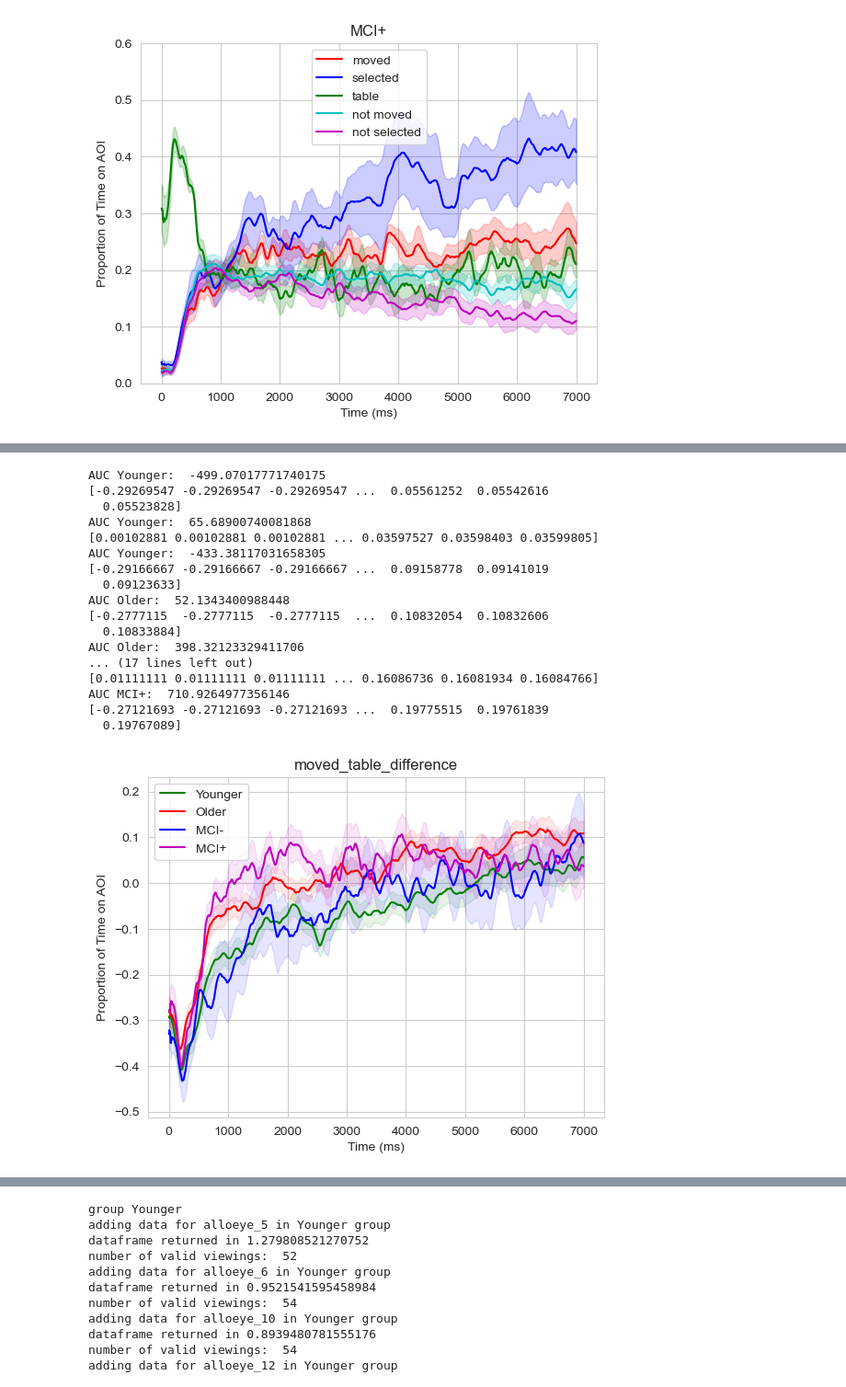
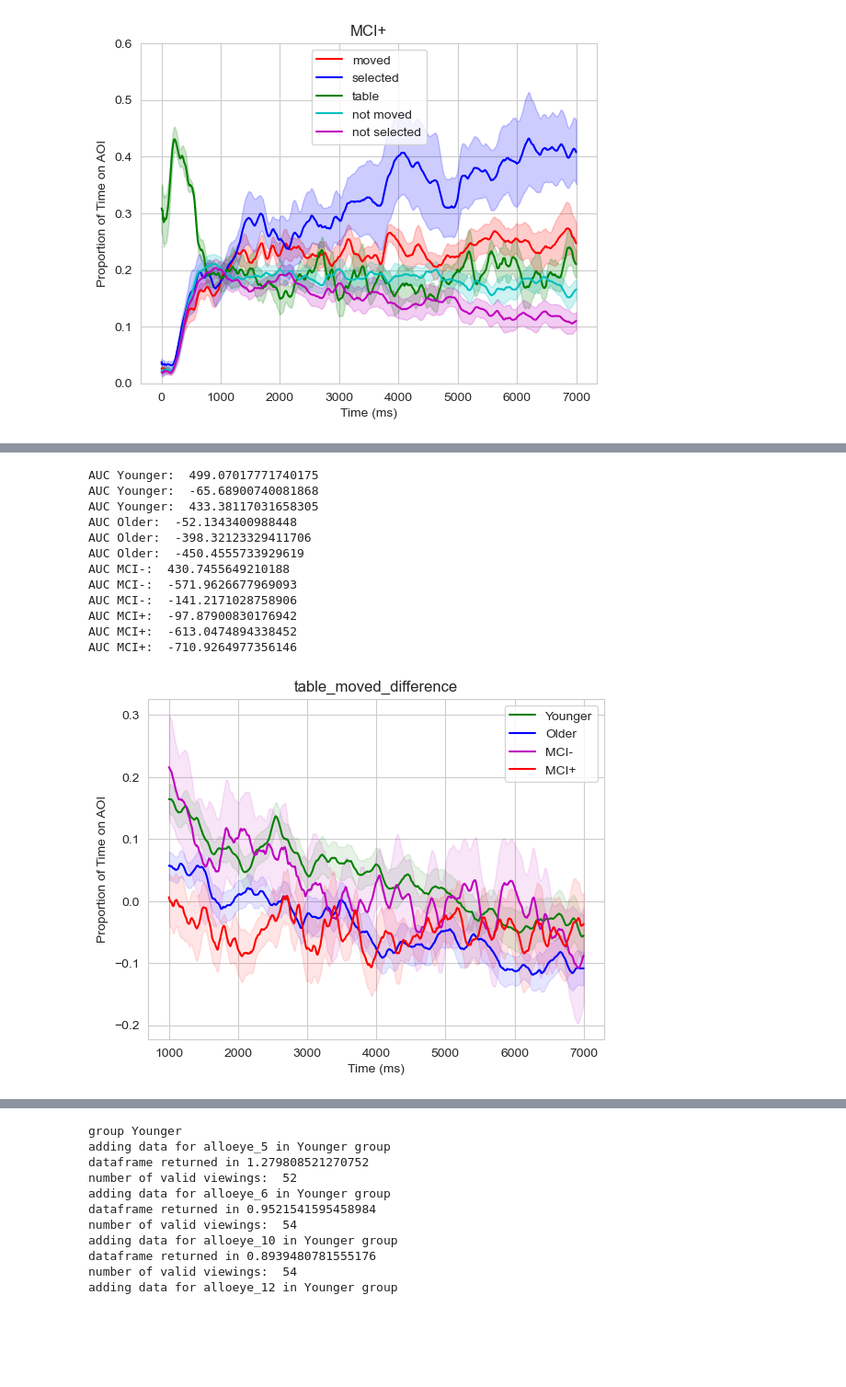
Before and after one commit to lukeemrichmills/alloeye-analysis, a Jupyter notebook: notebooks/time_dynamics.ipynb, the cells around one changed output, grey strips where cells are left out. Shown: that part at 92% size. Saved outputs shown, nothing was run; the diff lists cells and outputs as text; code cells hidden in the pictures; blank space fills up the shorter version.

Commit message:
Mainly developments in time dynamics
- lots of notebook work
- changed ppt_info_alloeye.csv
- added bootline functionality

```diff
--- a/notebooks/time_dynamics.ipynb
+++ b/notebooks/time_dynamics.ipynb
@@ -318,16 +324,16 @@ df_pivot.head()
 | 3 | MCI+ | 0 | 3 | 0.611111 | 0.037037 | 0.0 | 0.055556 | 0.0 | 0.018519 | ... |
 | 4 | MCI+ | 0 | 4 | 0.611111 | 0.037037 | 0.0 | 0.055556 | 0.0 | 0.018519 | ... |
 # %%
-def plot_time_ps(ps, n, color, label, ax, alpha=0.1):
+def plot_time_ps(ps, n, color, label, ax, alpha=0.1, start_time=0):
     means = np.mean(ps, axis=0)
     print(f'AUC {label}: ', np.nansum(means))
     stds = np.std(ps, axis=0)
     ses = stds / np.sqrt(n)
     uppers = means + ses
     lowers = means - ses
-    ax.plot(means, c=color, label=label)
-    print(means)
-    ax.fill_between(np.arange(len(means)), uppers, lowers, alpha=alpha, color=color)
+    x = np.arange(len(means))[start_time:]
+    ax.plot(x, means[start_time:], c=color, label=label)
+    ax.fill_between(x, uppers[start_time:], lowers[start_time:], alpha=alpha, color=color)
 # %%
 # plot aoi time dynamics per group
 error_alpha = 0.07
@@ -461,12 +467,13 @@ labels = ['moved', 'selected', 'previous_pos', 'external', 'table', 'obj2', 'obj
 error_alpha = 0.1
 for i in [0, 1, 2, 4]:
     ax = plt.figure().add_subplot()
-    colors = itertools.cycle(["g", "r", "b", "m", "c"])
+    colors = itertools.cycle(["g", "b", "m", "r", "c"])
     # for p in range(len(pid_groups)):
     for p in [0, 1, 3, 4]:
         pids = pid_groups[p]
         all_ps = grouped_all_ps[p]
-        plot_time_ps(all_ps[i], len(pids), next(colors), group_names[p], ax, alpha=error_alpha)
+        plot_time_ps(all_ps[i], len(pids), next(colors), group_names[p], ax, alpha=error_alpha,
+                     start_time=1000)
 
     # Add labels and legend
     ax.set_xlabel('Time (ms)')
@@ -515,12 +506,12 @@ AUC MCI+:  1420.7296010189216
 # %%
 
 error_alpha = 0.1
-ratio_labels = ['moved_table_difference', 'selected_moved_difference', 'selected_table_difference']
+ratio_labels = ['table_moved_difference', 'moved_selected_difference', 'table_selected_difference']
 log_add = 0.0
 ax = plt.figure().add_subplot()
 ax2 = plt.figure().add_subplot()
 ax3 = plt.figure().add_subplot()
-colors = itertools.cycle(["g", "r", "b", "m", "c"])
+colors = itertools.cycle(["g", "b", "m", "r", "c"])
 for p in [0, 1, 3, 4]:
 
     pids = pid_groups[p]
@@ -554,54 +545,49 @@ for p in [0, 1, 3, 4]:
         interaction_ps.append(interaction_p)
         moved_x_table_ps.append(np.log(moved_odds / table_odds))
         # selected_table_logOR_ps.append(moved_p - table_p)
-        moved_table_diff.append(moved_p - table_p)
-        selected_moved_diff.append(selected_p - moved_p)
-        selected_table_diff.append(selected_p - table_p)
+        moved_table_diff.append(table_p - moved_p)
+        selected_moved_diff.append(moved_p - selected_p)
+        selected_table_diff.append(table_p - selected_p)
 
     # plot_time_ps(selected_moved_diff, len(pids), next(colors), group_names[p], ax)
     c = next(colors)
-    plot_time_ps(moved_table_diff, len(pids), c, group_names[p], ax)
-    plot_time_ps(selected_moved_diff, len(pids), c, group_names[p], ax2)
-    plot_time_ps(selected_table_diff, len(pids), c, group_names[p], ax3)
+    plot_time_ps(moved_table_diff, len(pids), c, group_names[p], ax, start_time=1000)
+    plot_time_ps(selected_moved_diff, len(pids), c, group_names[p], ax2, start_time=1000)
+    plot_time_ps(selected_table_diff, len(pids), c, group_names[p], ax3, start_time=1000)
 
 # Add labels and legend
 ax.set_xlabel('Time (ms)')
 ax.set_ylabel('Proportion of Time on AOI')
 ax.set_title(ratio_labels[0])
 # ax.set_ylim([-2, 2])
 ax.legend()
 
 # Add labels and legend
 ax2.set_xlabel('Time (ms)')
 ax2.set_ylabel('Proportion of Time on AOI')
 ax2.set_title(ratio_labels[1])
 # ax.set_ylim([-2, 2])
 ax2.legend()
 
 # Add labels and legend
 ax3.set_xlabel('Time (ms)')
 ax3.set_ylabel('Proportion of Time on AOI')
 ax3.set_title(ratio_labels[2])
 # ax.set_ylim([-2, 2])
 ax3.legend()
 
 plt.show()
 # %% [output]
-AUC Younger:  -499.07017771740175
-[-0.29269547 -0.29269547 -0.29269547 ...  0.05561252  0.05542616
-  0.05523828]
-AUC Younger:  65.68900740081868
-[0.00102881 0.00102881 0.00102881 ... 0.03597527 0.03598403 0.03599805]
-AUC Younger:  -433.38117031658305
-[-0.29166667 -0.29166667 -0.29166667 ...  0.09158778  0.09141019
-  0.09123633]
-AUC Older:  52.1343400988448
-[-0.2777115  -0.2777115  -0.2777115  ...  0.10832054  0.10832606
-  0.10833884]
-AUC Older:  398.32123329411706
-... (17 lines left out)
-[0.01111111 0.01111111 0.01111111 ... 0.16086736 0.16081934 0.16084766]
-AUC MCI+:  710.9264977356146
-[-0.27121693 -0.27121693 -0.27121693 ...  0.19775515  0.19761839
-  0.19767089]
+AUC Younger:  499.07017771740175
+AUC Younger:  -65.68900740081868
+AUC Younger:  433.38117031658305
+AUC Older:  -52.1343400988448
+AUC Older:  -398.32123329411706
+AUC Older:  -450.4555733929619
+AUC MCI-:  430.7455649210188
+AUC MCI-:  -571.9626677969093
+AUC MCI-:  -141.2171028758906
+AUC MCI+:  -97.87900830176942
+AUC MCI+:  -613.0474894338452
+AUC MCI+:  -710.9264977356146
-[figure, old version]
+[figure, new version]
```
Also changed, not shown: parts of 3 cells of this notebook, 10 other files.
